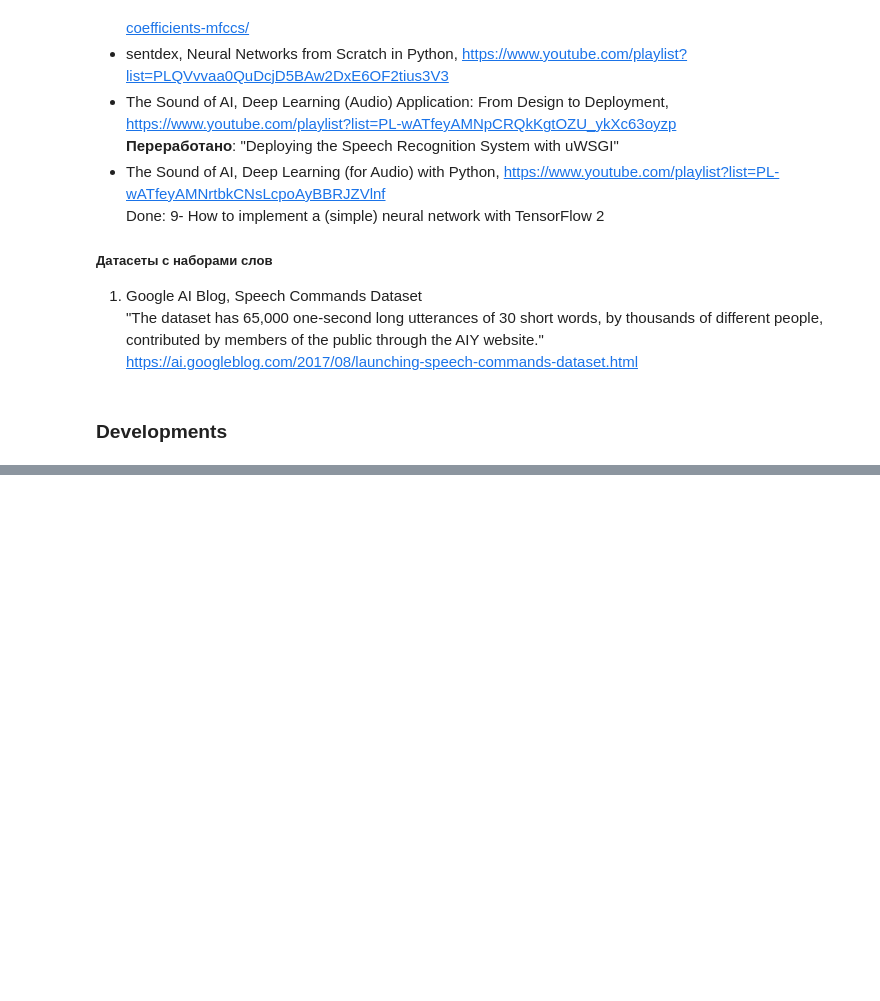
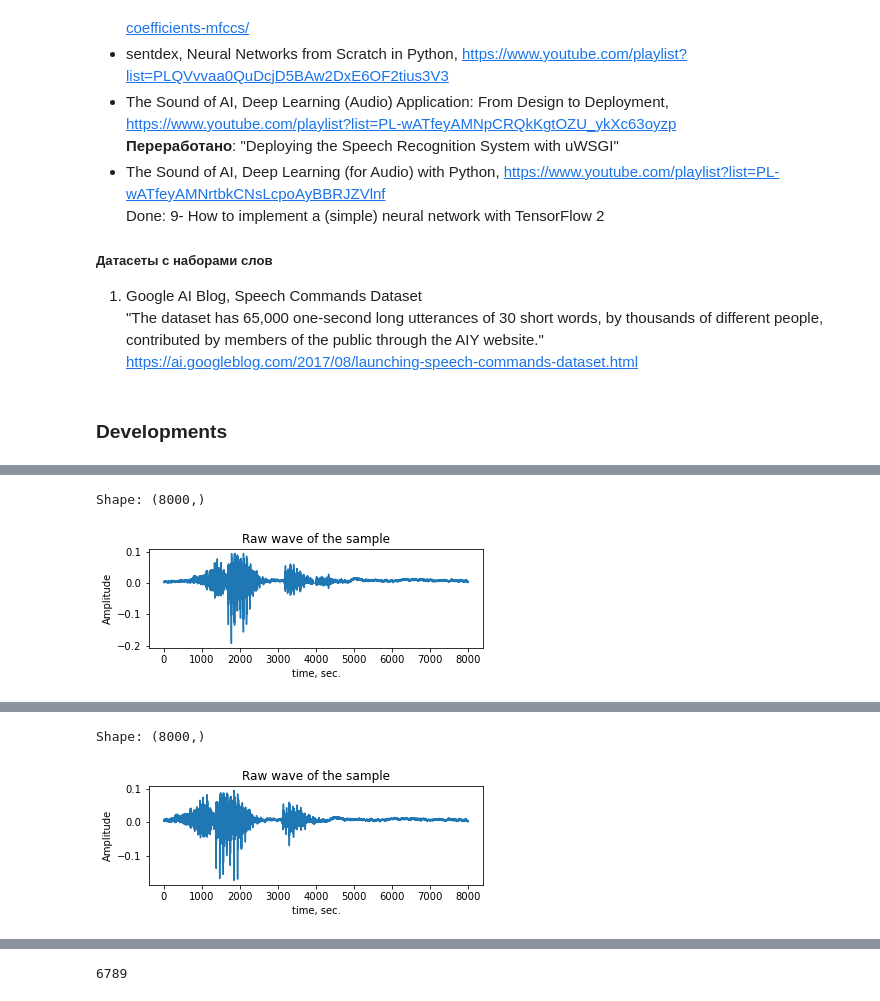
Before and after one commit to balobinp/AudioSignalProcessing, a Jupyter notebook: AudioSignalProcessing.ipynb, the cells around one changed output, grey strips where cells are left out. Cells and saved outputs as stored; diff of their text form; code cells hidden in the pictures; blank space fills up the shorter version.

```diff
--- a/AudioSignalProcessing.ipynb
+++ b/AudioSignalProcessing.ipynb
@@ -752,0 +706,10 @@ def spoil_audio(sample, sr=8000, rem_coef=0.1):
+# %%
+# Фильтрация тишины
+
+target_sr = 8000
+sample_filtered, sr_filtered = asp.remove_silence(sample, sr=target_sr, threshold=0.25)
+sample_filtered = librosa.resample(sample_filtered, orig_sr=sr_filtered, target_sr=target_sr)[:target_sr]
+asp.two_samples_analyzer(sample, sample_filtered)
+# %% [output]
+Shape: (8000,)
+[figure, added]
@@ -752,0 +717,2 @@ def spoil_audio(sample, sr=8000, rem_coef=0.1):
+Shape: (8000,)
+[figure, added]
@@ -753 +720,2 @@ def spoil_audio(sample, sr=8000, rem_coef=0.1):
+6789
 # %%
```
Also changed, not shown: parts of 12 cells of this notebook, 2 other files.
